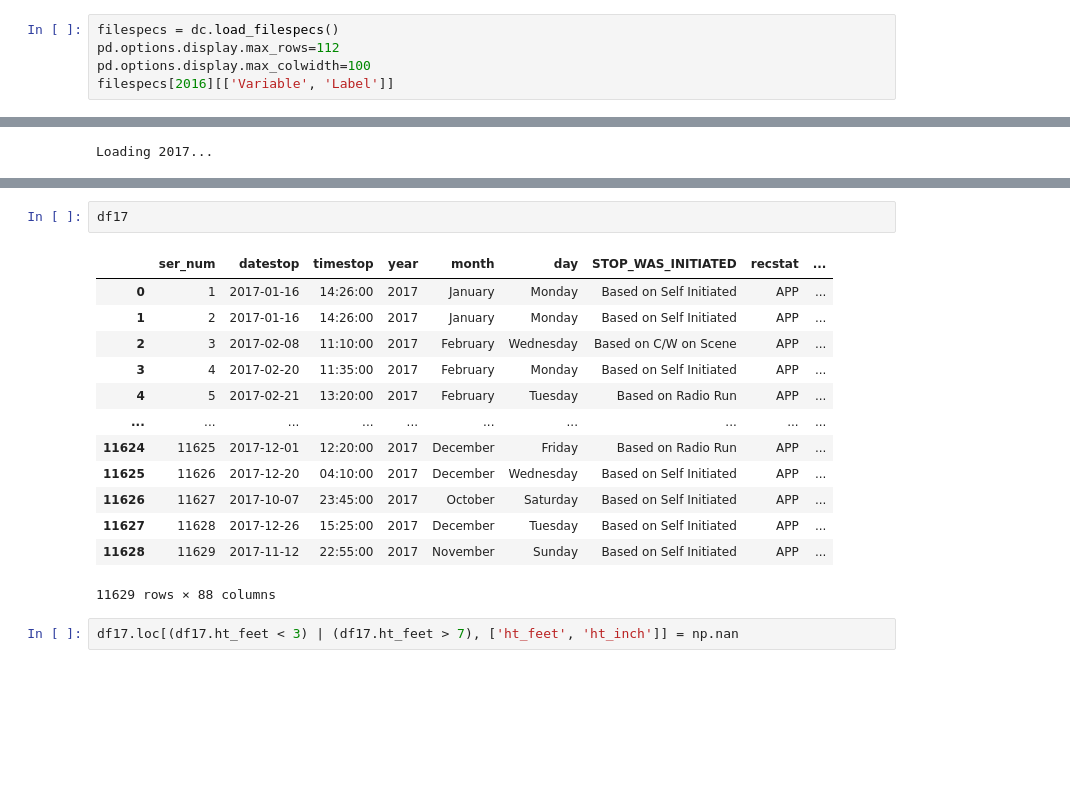
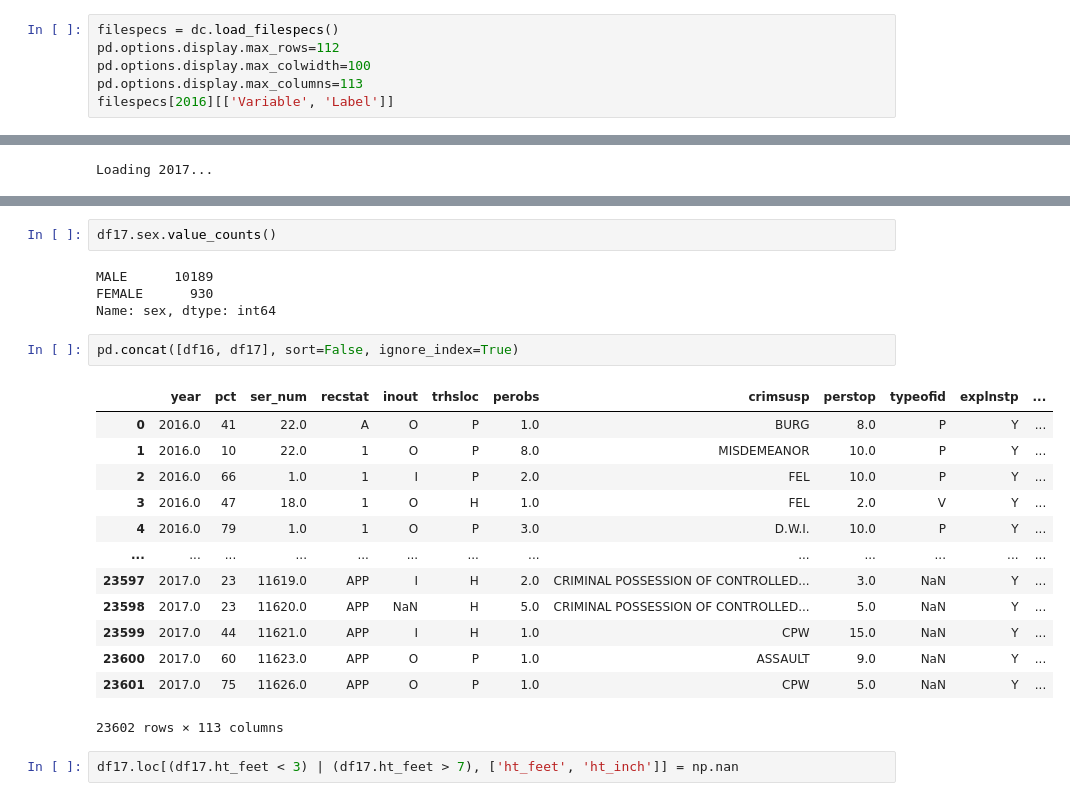
Before and after one commit to anilca-lab/FIS-Mod4-Project, a Jupyter notebook: brad_data_cleaning.ipynb, the cells around one changed output, grey strips where cells are left out. Cells and saved outputs as stored; diff of their text form; blank space fills up the shorter version.

```diff
--- a/brad_data_cleaning.ipynb
+++ b/brad_data_cleaning.ipynb
@@ -10,6 +10,7 @@ importlib.reload(dc)
 filespecs = dc.load_filespecs()
 pd.options.display.max_rows=112
 pd.options.display.max_colwidth=100
+pd.options.display.max_columns=113
 filespecs[2016][['Variable', 'Label']]
 # %% [output]
 |  | Variable | Label |
@@ -40,19 +70,25 @@ Loading 2017...
 # %%
-df17
+df17.sex.value_counts()
 # %% [output]
-|  | ser_num | datestop | timestop | year | month | day | STOP_WAS_INITIATED | recstat | ... |
-| 0 | 1 | 2017-01-16 | 14:26:00 | 2017 | January | Monday | Based on Self Initiated | APP | ... |
-| 1 | 2 | 2017-01-16 | 14:26:00 | 2017 | January | Monday | Based on Self Initiated | APP | ... |
-| 2 | 3 | 2017-02-08 | 11:10:00 | 2017 | February | Wednesday | Based on C/W on Scene | APP | ... |
-| 3 | 4 | 2017-02-20 | 11:35:00 | 2017 | February | Monday | Based on Self Initiated | APP | ... |
-| 4 | 5 | 2017-02-21 | 13:20:00 | 2017 | February | Tuesday | Based on Radio Run | APP | ... |
-| ... | ... | ... | ... | ... | ... | ... | ... | ... | ... |
-| 11624 | 11625 | 2017-12-01 | 12:20:00 | 2017 | December | Friday | Based on Radio Run | APP | ... |
-| 11625 | 11626 | 2017-12-20 | 04:10:00 | 2017 | December | Wednesday | Based on Self Initiated | APP | ... |
-| 11626 | 11627 | 2017-10-07 | 23:45:00 | 2017 | October | Saturday | Based on Self Initiated | APP | ... |
-| 11627 | 11628 | 2017-12-26 | 15:25:00 | 2017 | December | Tuesday | Based on Self Initiated | APP | ... |
-| 11628 | 11629 | 2017-11-12 | 22:55:00 | 2017 | November | Sunday | Based on Self Initiated | APP | ... |
-11629 rows × 88 columns
+MALE      10189
+FEMALE      930
+Name: sex, dtype: int64
+# %%
+pd.concat([df16, df17], sort=False, ignore_index=True)
+# %% [output]
+|  | year | pct | ser_num | recstat | inout | trhsloc | perobs | crimsusp | perstop | typeofid | explnstp | ... |
+| 0 | 2016.0 | 41 | 22.0 | A | O | P | 1.0 | BURG | 8.0 | P | Y | ... |
+| 1 | 2016.0 | 10 | 22.0 | 1 | O | P | 8.0 | MISDEMEANOR | 10.0 | P | Y | ... |
+| 2 | 2016.0 | 66 | 1.0 | 1 | I | P | 2.0 | FEL | 10.0 | P | Y | ... |
+| 3 | 2016.0 | 47 | 18.0 | 1 | O | H | 1.0 | FEL | 2.0 | V | Y | ... |
+| 4 | 2016.0 | 79 | 1.0 | 1 | O | P | 3.0 | D.W.I. | 10.0 | P | Y | ... |
+| ... | ... | ... | ... | ... | ... | ... | ... | ... | ... | ... | ... | ... |
+| 23597 | 2017.0 | 23 | 11619.0 | APP | I | H | 2.0 | CRIMINAL POSSESSION OF CONTROLLED... | 3.0 | NaN | Y | ... |
+| 23598 | 2017.0 | 23 | 11620.0 | APP | NaN | H | 5.0 | CRIMINAL POSSESSION OF CONTROLLED... | 5.0 | NaN | Y | ... |
+| 23599 | 2017.0 | 44 | 11621.0 | APP | I | H | 1.0 | CPW | 15.0 | NaN | Y | ... |
+| 23600 | 2017.0 | 60 | 11623.0 | APP | O | P | 1.0 | ASSAULT | 9.0 | NaN | Y | ... |
+| 23601 | 2017.0 | 75 | 11626.0 | APP | O | P | 1.0 | CPW | 5.0 | NaN | Y | ... |
+23602 rows × 113 columns
 # %%
 df17.loc[(df17.ht_feet < 3) | (df17.ht_feet > 7), ['ht_feet', 'ht_inch']] = np.nan
 # %%
```
Also changed, not shown: parts of 3 cells of this notebook, 2 other files.
